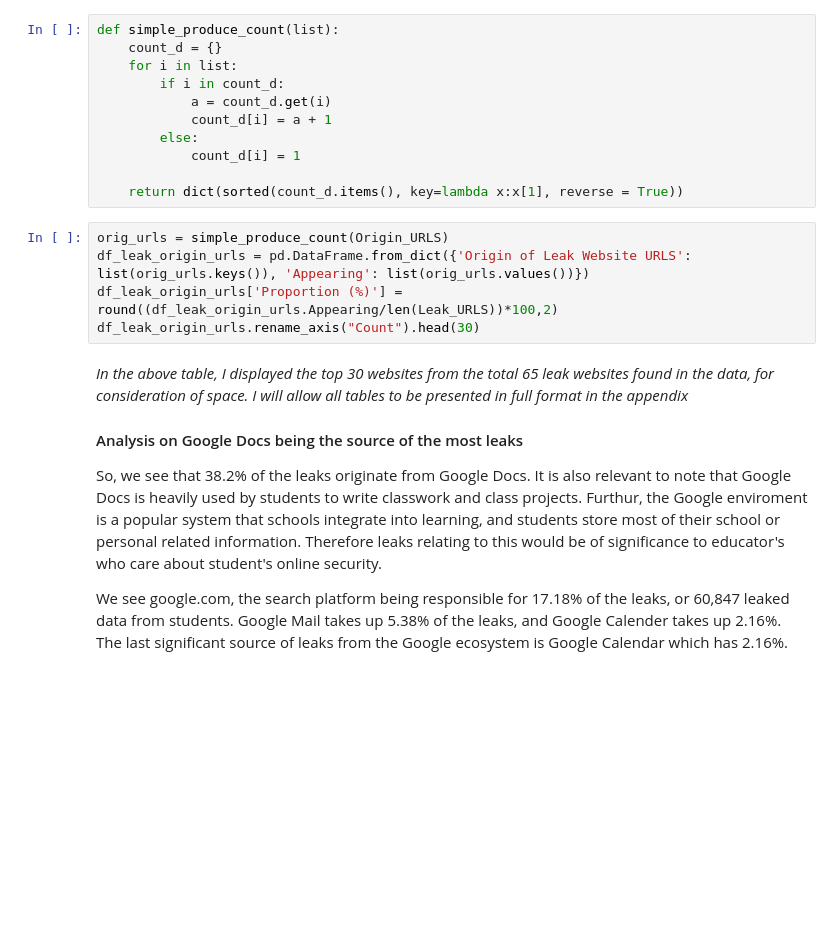
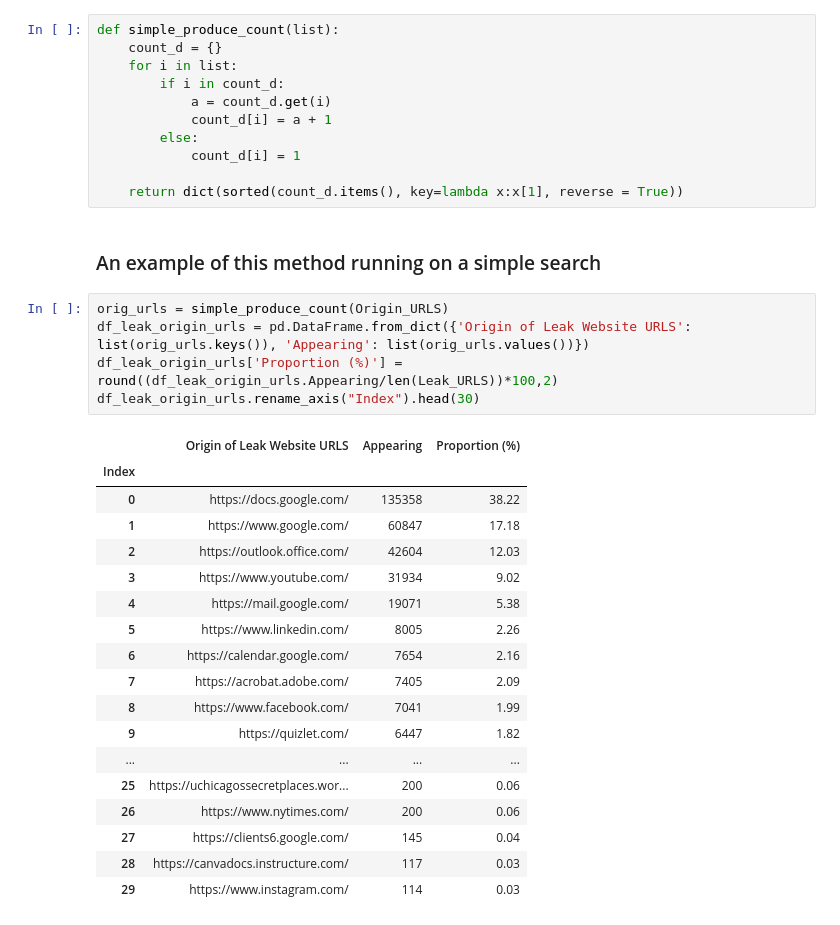
Before and after one commit to NoahApthorpe/EdTechInspector, a Jupyter notebook: EDA/25thJuly_DA_output_rewriting.ipynb, the cells around one changed output. Cells and saved outputs as stored; diff of their text form; blank space fills up the shorter version.

```diff
--- a/EDA/25thJuly_DA_output_rewriting.ipynb
+++ b/EDA/25thJuly_DA_output_rewriting.ipynb
@@ -103,15 +305,29 @@ def simple_produce_count(list):
             count_d[i] = 1
 
     return dict(sorted(count_d.items(), key=lambda x:x[1], reverse = True))
-# %%
-orig_urls = simple_produce_count(Origin_URLS)
-df_leak_origin_urls = pd.DataFrame.from_dict({'Origin of Leak Website URLS': list(orig_urls.keys()), 'Appearing': list(orig_urls.values())})
-df_leak_origin_urls['Proportion (%)'] = round((df_leak_origin_urls.Appearing/len(Leak_URLS))*100,2)
-df_leak_origin_urls.rename_axis("Count").head(30)
-# %% [markdown]
-*In the above table, I displayed the top 30 websites from the total 65 leak websites found in the data, for consideration of space. I will allow all tables to be presented in full format in the appendix*  <br>
-
-#### Analysis on Google Docs being the source of the most leaks
-So, we see that 38.2% of the leaks originate from Google Docs. It is also relevant to note that Google Docs is heavily used by students to write classwork and class projects. Furthur, the Google enviroment is a popular system that schools integrate into learning, and students store most of their school or personal related information. Therefore leaks relating to this would be of significance to educator's who care about student's online security. <br>
-
-We see google.com, the search platform being responsible for 17.18% of the leaks, or 60,847 leaked data from students. Google Mail takes up 5.38% of the leaks, and Google Calender takes up 2.16%. The last significant source of leaks from the Google ecosystem is Google Calendar which has 2.16%.
+# %% [markdown]
+### An example of this method running on a simple search
+# %%
+orig_urls = simple_produce_count(Origin_URLS)
+df_leak_origin_urls = pd.DataFrame.from_dict({'Origin of Leak Website URLS': list(orig_urls.keys()), 'Appearing': list(orig_urls.values())})
+df_leak_origin_urls['Proportion (%)'] = round((df_leak_origin_urls.Appearing/len(Leak_URLS))*100,2)
+df_leak_origin_urls.rename_axis("Index").head(30)
+# %% [output]
+|  | Origin of Leak Website URLS | Appearing | Proportion (%) |
+| Index |  |  |  |
+| 0 | https://docs.google.com/ | 135358 | 38.22 |
+| 1 | https://www.google.com/ | 60847 | 17.18 |
+| 2 | https://outlook.office.com/ | 42604 | 12.03 |
+| 3 | https://www.youtube.com/ | 31934 | 9.02 |
+| 4 | https://mail.google.com/ | 19071 | 5.38 |
+| 5 | https://www.linkedin.com/ | 8005 | 2.26 |
+| 6 | https://calendar.google.com/ | 7654 | 2.16 |
+| 7 | https://acrobat.adobe.com/ | 7405 | 2.09 |
+| 8 | https://www.facebook.com/ | 7041 | 1.99 |
+| 9 | https://quizlet.com/ | 6447 | 1.82 |
+| ... | ... | ... | ... |
+| 25 | https://uchicagossecretplaces.wor... | 200 | 0.06 |
+| 26 | https://www.nytimes.com/ | 200 | 0.06 |
+| 27 | https://clients6.google.com/ | 145 | 0.04 |
+| 28 | https://canvadocs.instructure.com/ | 117 | 0.03 |
+| 29 | https://www.instagram.com/ | 114 | 0.03 |
```
Also changed, not shown: parts of 37 cells of this notebook, 1 other file.
